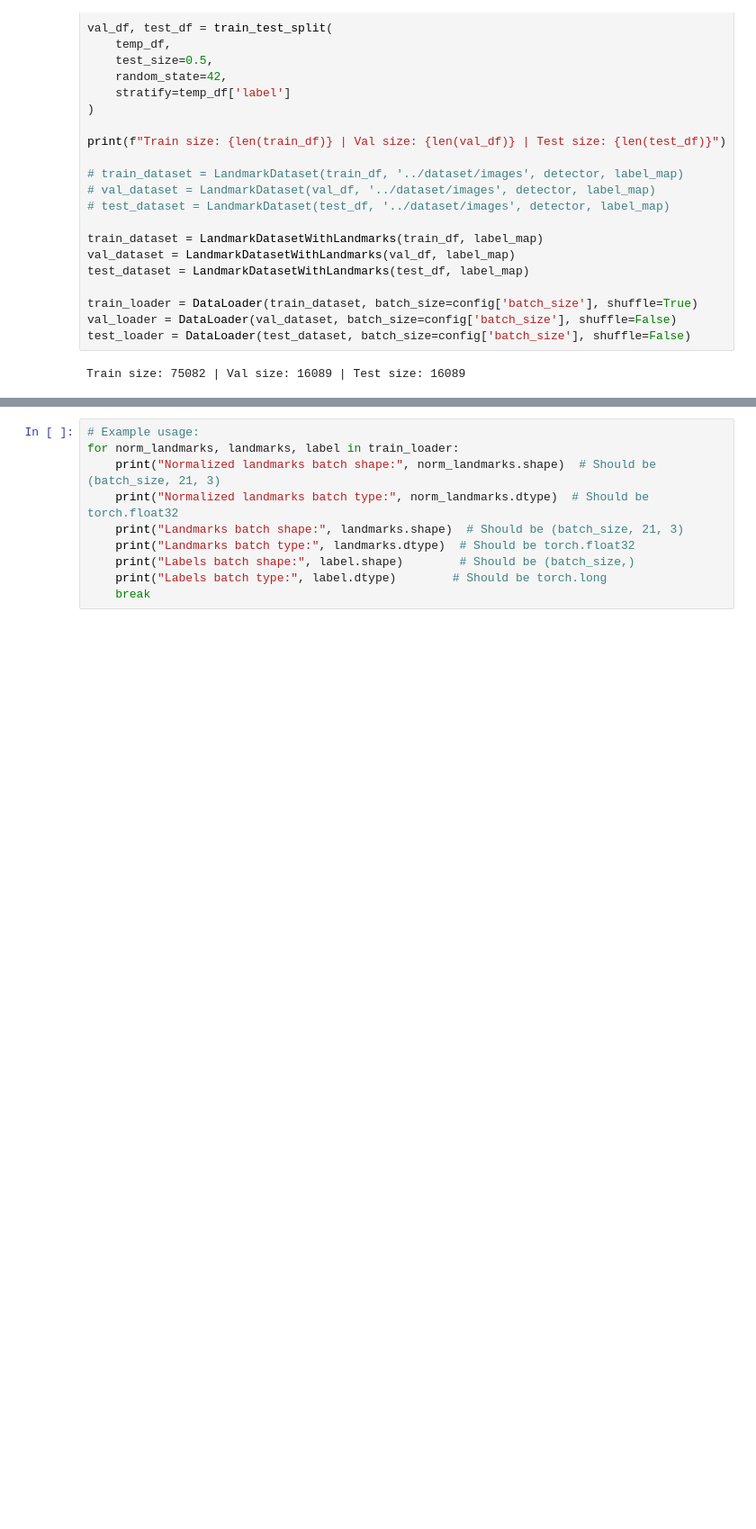
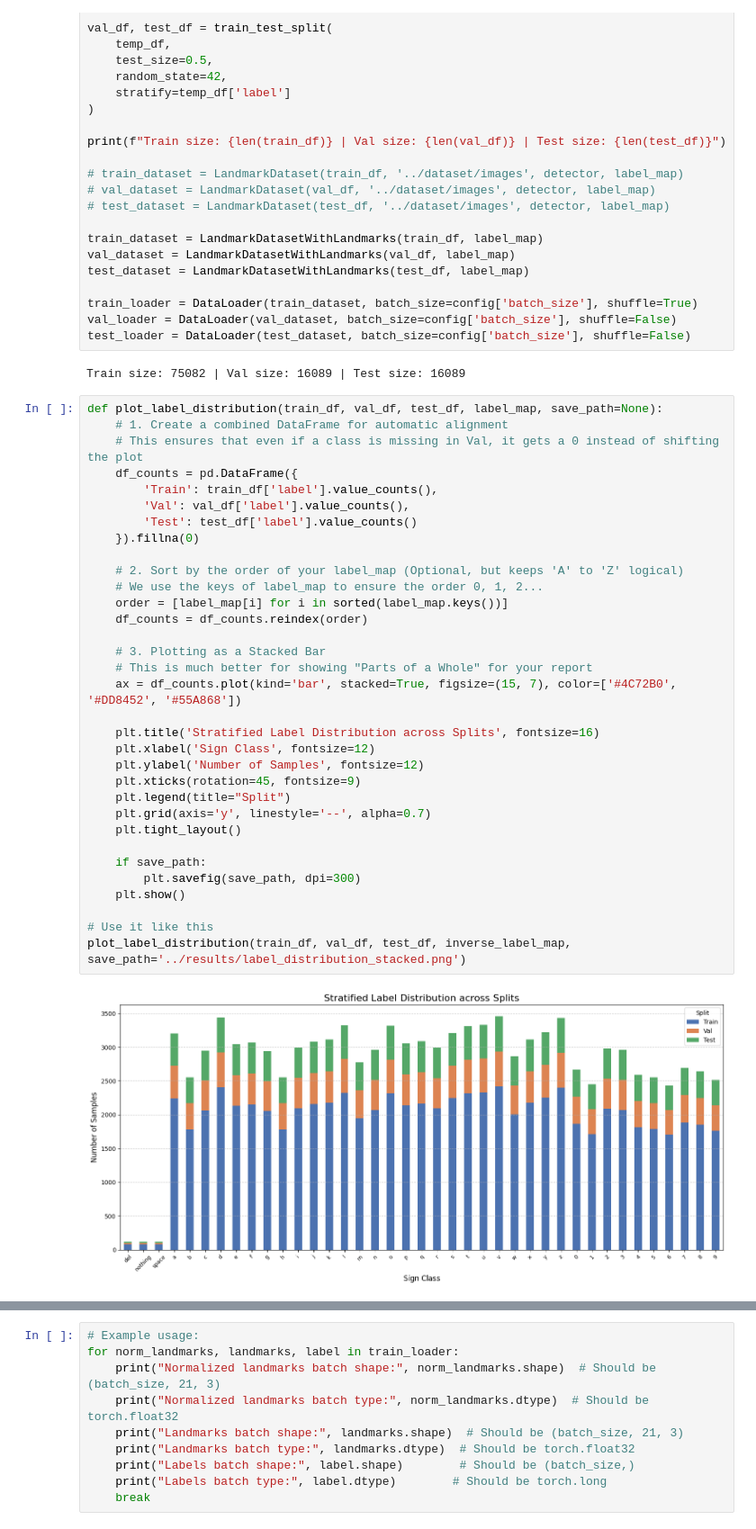
Before and after one commit to Zz1rg/LandmarkTransformerForHandSignDetection, a Jupyter notebook: notebooks/model_experiment_another_data.ipynb, the cells around one changed output, grey strips where cells are left out. Shown at 90% size. Saved outputs shown, nothing was run; the diff lists cells and outputs as text; blank space fills up the shorter version.

```diff
--- a/notebooks/model_experiment_another_data.ipynb
+++ b/notebooks/model_experiment_another_data.ipynb
@@ -284,3 +284,38 @@ val_loader = DataLoader(val_dataset, batch_size=config['batch_size'], shuffle=Fa
 test_loader = DataLoader(test_dataset, batch_size=config['batch_size'], shuffle=False)
 # %% [output]
 Train size: 75082 | Val size: 16089 | Test size: 16089
+# %%
+def plot_label_distribution(train_df, val_df, test_df, label_map, save_path=None):
+    # 1. Create a combined DataFrame for automatic alignment
+    # This ensures that even if a class is missing in Val, it gets a 0 instead of shifting the plot
+    df_counts = pd.DataFrame({
+        'Train': train_df['label'].value_counts(),
+        'Val': val_df['label'].value_counts(),
+        'Test': test_df['label'].value_counts()
+    }).fillna(0)
+
+    # 2. Sort by the order of your label_map (Optional, but keeps 'A' to 'Z' logical)
+    # We use the keys of label_map to ensure the order 0, 1, 2...
+    order = [label_map[i] for i in sorted(label_map.keys())]
+    df_counts = df_counts.reindex(order)
+
+    # 3. Plotting as a Stacked Bar
+    # This is much better for showing "Parts of a Whole" for your report
+    ax = df_counts.plot(kind='bar', stacked=True, figsize=(15, 7), color=['#4C72B0', '#DD8452', '#55A868'])
+
+    plt.title('Stratified Label Distribution across Splits', fontsize=16)
+    plt.xlabel('Sign Class', fontsize=12)
+    plt.ylabel('Number of Samples', fontsize=12)
+    plt.xticks(rotation=45, fontsize=9)
+    plt.legend(title="Split")
+    plt.grid(axis='y', linestyle='--', alpha=0.7)
+    plt.tight_layout()
+
+    if save_path:
+        plt.savefig(save_path, dpi=300)
+    plt.show()
+
+# Use it like this
+plot_label_distribution(train_df, val_df, test_df, inverse_label_map, save_path='../results/label_distribution_stacked.png')
+# %% [output]
+[figure, added]
```
Also changed, not shown: parts of 15 cells of this notebook, 12 other files.
